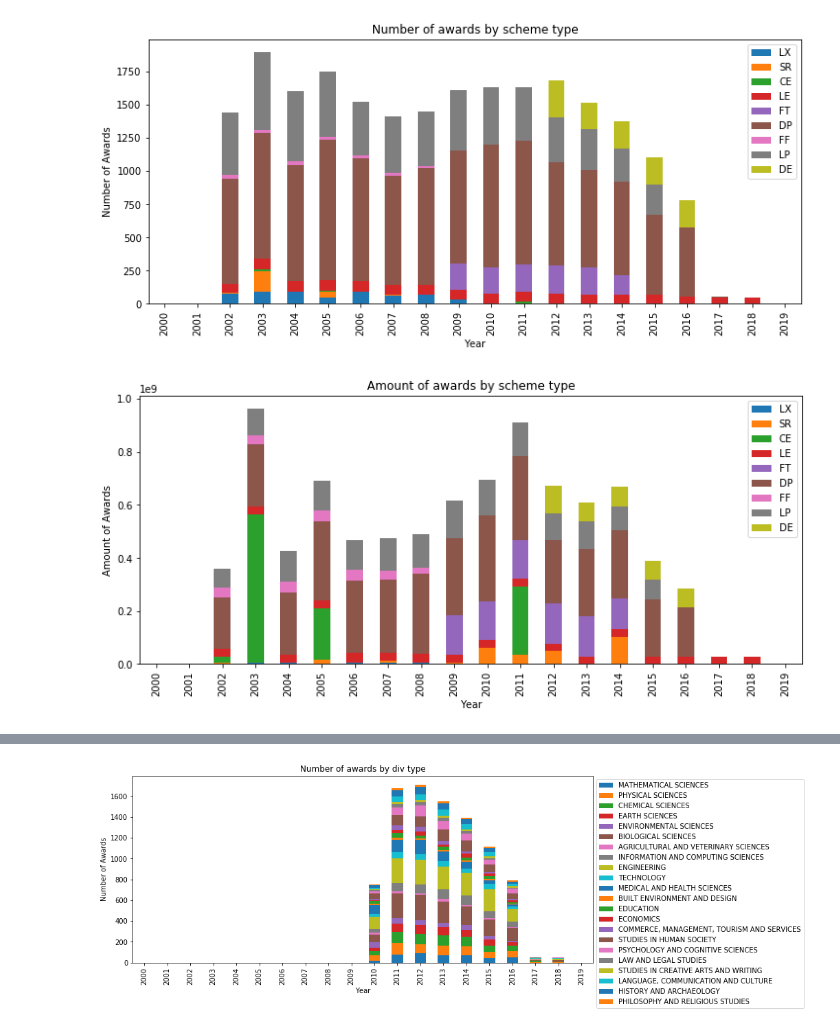
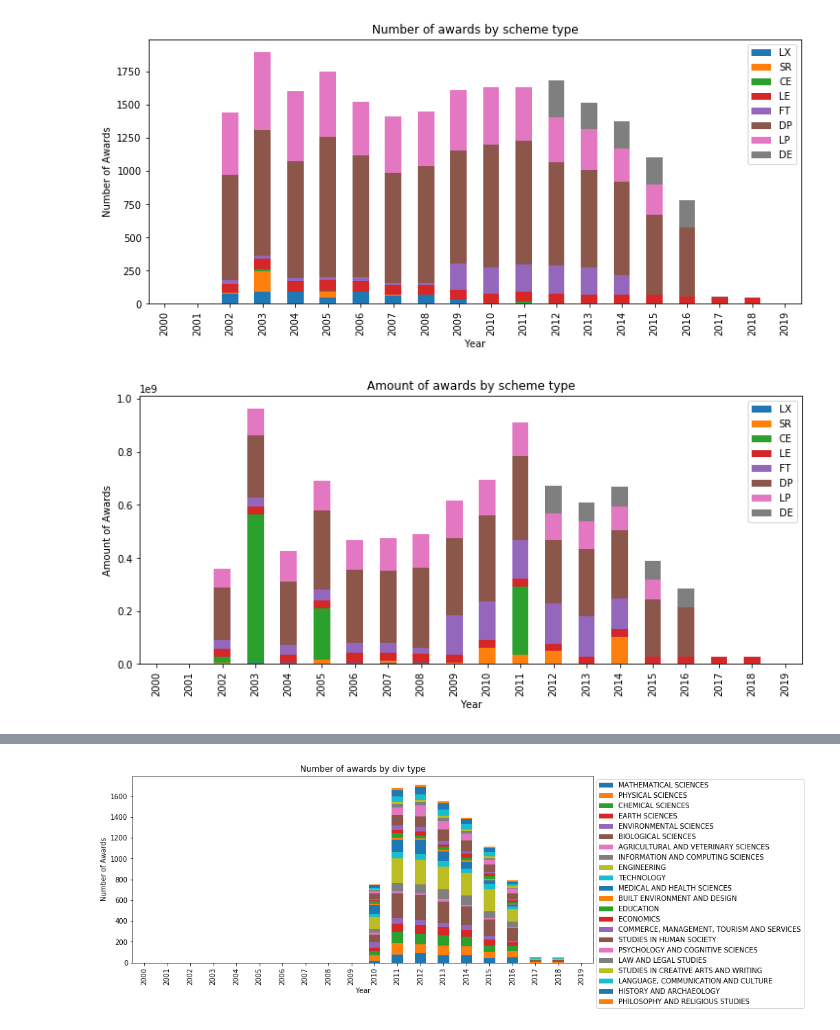
Before and after one commit to shinminjeong/moneymatters, a Jupyter notebook: scripts/arc_grant_analysis.ipynb, the cells around one changed output, grey strips where cells are left out. Cells and saved outputs as stored; diff of their text form; code cells hidden in the pictures.

```diff
--- a/scripts/arc_grant_analysis.ipynb
+++ b/scripts/arc_grant_analysis.ipynb
@@ -50,23 +50,23 @@ plt.show()
 # %%
-major = ["LX", "SR", "CE", "LE", "FT", "DP", "FF", "LP", "DE"]
+major = ["LX", "SR", "CE", "LE", "FT", "DP", "LP", "DE"]
 m_data_c = {k:data_c[k] for k in major}
 m_data_a = {k:data_a[k] for k in major}
 df = pd.DataFrame(m_data_c, index=index)
 ax = df.plot(kind='bar', stacked=True, figsize=(12, 5))
 ax.set_ylabel('Number of Awards')
 plt.title("Number of awards by scheme type")
 plt.legend(bbox_to_anchor=(1, 1))
 plt.show()
 
 df = pd.DataFrame(m_data_a, index=index)
 ax = df.plot(kind='bar', stacked=True, figsize=(12, 5))
 ax.set_ylabel('Amount of Awards')
 plt.title("Amount of awards by scheme type")
 plt.legend(bbox_to_anchor=(1, 1))
 plt.show()
 # %% [output]
-[figure, old version]
+[figure, new version]
-[figure, old version]
+[figure, new version]
 # %%
 years = range(2000, 2020, 1)
 grant_data = {str(y):{"count":{}, "amount":{}} for y in years}
```
Also changed, not shown: parts of 2 cells of this notebook.
